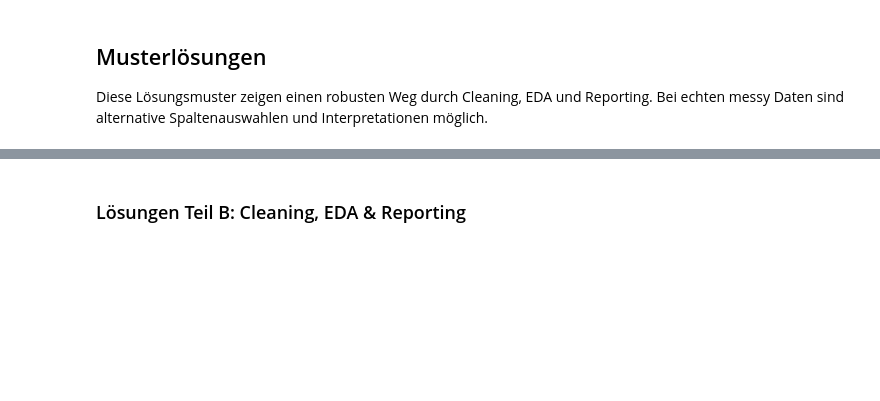
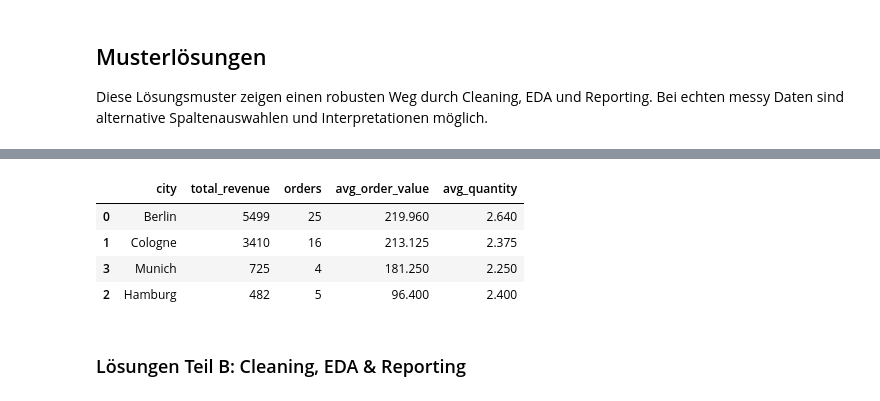
Before and after one commit to chiaoya/Data_to_Decision_with_SQL_Python, a Jupyter notebook: Tag 4/Day_4_Data_Analytics_SQL_Python_Exercises.ipynb, the cells around one changed output, grey strips where cells are left out. Cells and saved outputs as stored; diff of their text form; code cells hidden in the pictures; blank space fills up the shorter version.

```diff
--- a/Tag 4/Day_4_Data_Analytics_SQL_Python_Exercises.ipynb
+++ b/Tag 4/Day_4_Data_Analytics_SQL_Python_Exercises.ipynb
@@ -311,0 +683,20 @@ revenue_by_city
+# %%
+# A4: groupby mit mehreren Kennzahlen
+city_report = (
+    shop_analysis
+    .groupby('city', as_index=False)
+    .agg(
+        total_revenue=('revenue', 'sum'),
+        orders=('order_id', 'nunique'),
+        avg_order_value=('revenue', 'mean'),
+        avg_quantity=('quantity', 'mean')
+    )
+    .sort_values('total_revenue', ascending=False)
+)
+city_report
+# %% [output]
+|  | city | total_revenue | orders | avg_order_value | avg_quantity |
+| 0 | Berlin | 5499 | 25 | 219.960 | 2.640 |
+| 1 | Cologne | 3410 | 16 | 213.125 | 2.375 |
+| 3 | Munich | 725 | 4 | 181.250 | 2.250 |
+| 2 | Hamburg | 482 | 5 | 96.400 | 2.400 |
```
Also changed, not shown: parts of 53 cells of this notebook, 6 other files.
